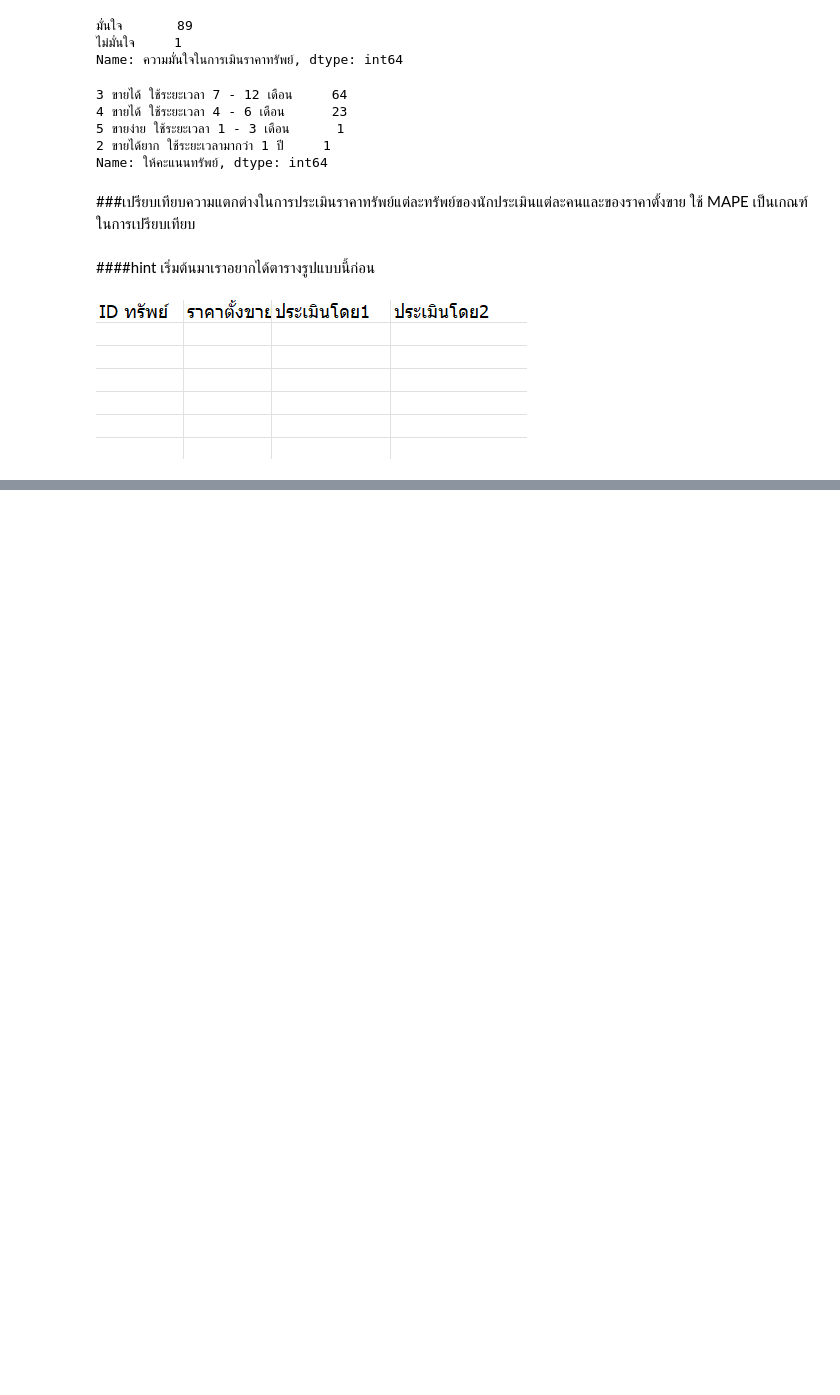
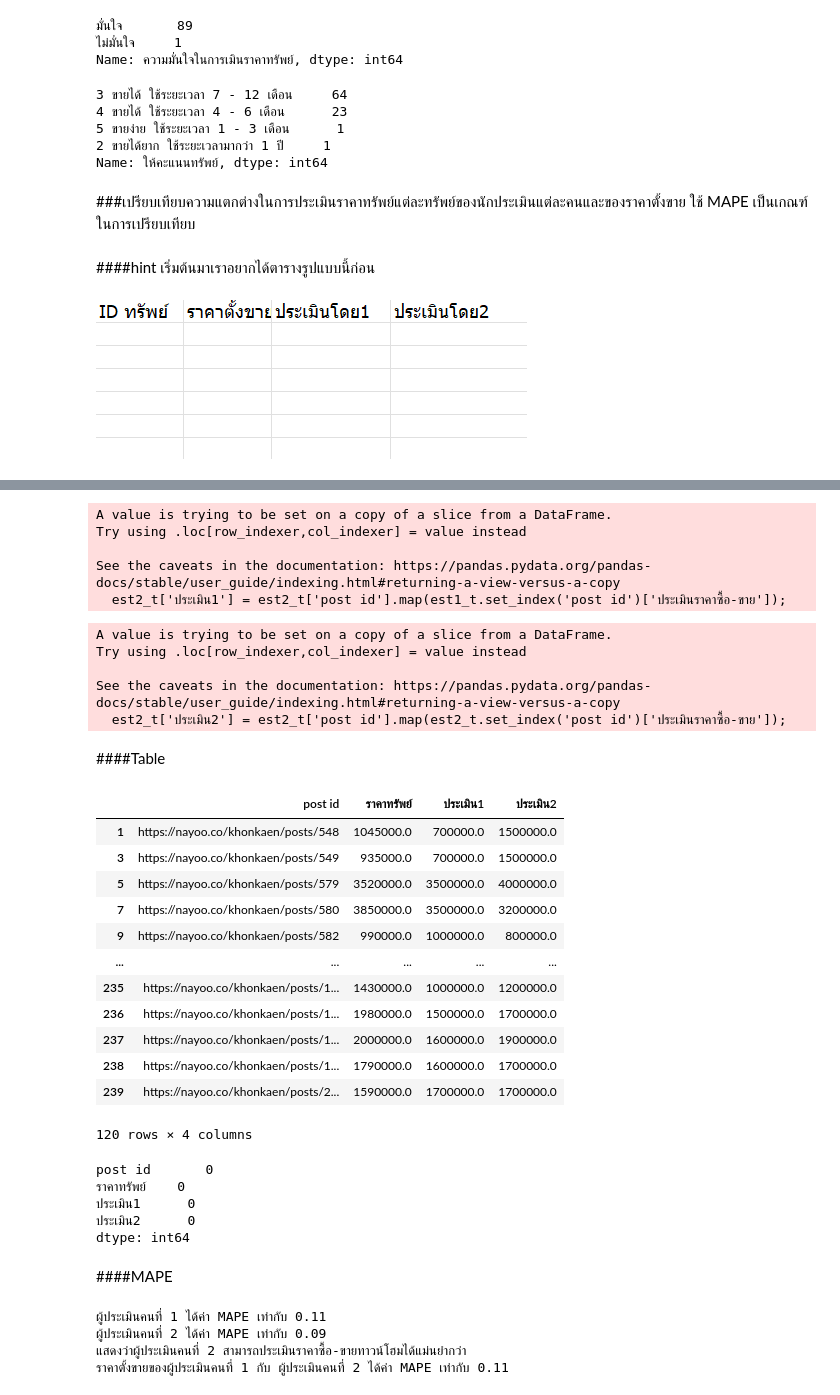
Before and after one commit to kumoromilee/bsc_dpdm22, a Jupyter notebook: [dataprep]_property_estimator.ipynb, the cells around one changed output, grey strips where cells are left out. Saved outputs shown, nothing was run; the diff lists cells and outputs as text; code cells hidden in the pictures; blank space fills up the shorter version.

```diff
--- a/[dataprep]_property_estimator.ipynb
+++ b/[dataprep]_property_estimator.ipynb
@@ -135,0 +335,49 @@ Name: ให้คะแนนทรัพย์, dtype: int64
+# %%
+est1_t = town[town['ID ผู้ประเมิน']==1]
+# %%
+est2_t = town[town['ID ผู้ประเมิน']==2]
+# %%
+est2_t['ประเมิน1'] = est2_t['post id'].map(est1_t.set_index('post id')['ประเมินราคาซื้อ-ขาย']);
+# %% [output]
+A value is trying to be set on a copy of a slice from a DataFrame.
+Try using .loc[row_indexer,col_indexer] = value instead
+
+See the caveats in the documentation: https://pandas.pydata.org/pandas-docs/stable/user_guide/indexing.html#returning-a-view-versus-a-copy
+  est2_t['ประเมิน1'] = est2_t['post id'].map(est1_t.set_index('post id')['ประเมินราคาซื้อ-ขาย']);
+# %%
+est2_t['ประเมิน2'] = est2_t['post id'].map(est2_t.set_index('post id')['ประเมินราคาซื้อ-ขาย']);
+# %% [output]
+A value is trying to be set on a copy of a slice from a DataFrame.
+Try using .loc[row_indexer,col_indexer] = value instead
+
+See the caveats in the documentation: https://pandas.pydata.org/pandas-docs/stable/user_guide/indexing.html#returning-a-view-versus-a-copy
+  est2_t['ประเมิน2'] = est2_t['post id'].map(est2_t.set_index('post id')['ประเมินราคาซื้อ-ขาย']);
+# %% [markdown]
+####Table
+# %%
+assess_t = est2_t[['post id','ราคาทรัพย์','ประเมิน1','ประเมิน2']]
+assess_t
+# %% [output]
+|  | post id | ราคาทรัพย์ | ประเมิน1 | ประเมิน2 |
+| 1 | https://nayoo.co/khonkaen/posts/548 | 1045000.0 | 700000.0 | 1500000.0 |
+| 3 | https://nayoo.co/khonkaen/posts/549 | 935000.0 | 700000.0 | 1500000.0 |
+| 5 | https://nayoo.co/khonkaen/posts/579 | 3520000.0 | 3500000.0 | 4000000.0 |
+| 7 | https://nayoo.co/khonkaen/posts/580 | 3850000.0 | 3500000.0 | 3200000.0 |
+| 9 | https://nayoo.co/khonkaen/posts/582 | 990000.0 | 1000000.0 | 800000.0 |
+| ... | ... | ... | ... | ... |
+| 235 | https://nayoo.co/khonkaen/posts/1... | 1430000.0 | 1000000.0 | 1200000.0 |
+| 236 | https://nayoo.co/khonkaen/posts/1... | 1980000.0 | 1500000.0 | 1700000.0 |
+| 237 | https://nayoo.co/khonkaen/posts/1... | 2000000.0 | 1600000.0 | 1900000.0 |
+| 238 | https://nayoo.co/khonkaen/posts/1... | 1790000.0 | 1600000.0 | 1700000.0 |
+| 239 | https://nayoo.co/khonkaen/posts/2... | 1590000.0 | 1700000.0 | 1700000.0 |
+120 rows × 4 columns
+# %%
+assess_t.isnull().sum()
+# %% [output]
+post id       0
+ราคาทรัพย์    0
+ประเมิน1      0
+ประเมิน2      0
+dtype: int64
+# %% [markdown]
+####MAPE
@@ -135,0 +392,7 @@ Name: ให้คะแนนทรัพย์, dtype: int64
+# %%
+print(f'ผู้ประเมินคนที่ 1 ได้ค่า MAPE เท่ากับ {pred1_t:.2f}\nผู้ประเมินคนที่ 2 ได้ค่า MAPE เท่ากับ {pred2_t:.2f}\nแสดงว่าผู้ประเมินคนที่ 2 สามารถประเมินราคาซื้อ-ขายทาวน์โฮมได้แม่นยำกว่า\nราคาตั้งขายของผู้ประเมินคนที่ 1 กับ ผู้ประเมินคนที่ 2 ได้ค่า MAPE เท่ากับ {mapet:.2f}')
+# %% [output]
+ผู้ประเมินคนที่ 1 ได้ค่า MAPE เท่ากับ 0.11
+ผู้ประเมินคนที่ 2 ได้ค่า MAPE เท่ากับ 0.09
+แสดงว่าผู้ประเมินคนที่ 2 สามารถประเมินราคาซื้อ-ขายทาวน์โฮมได้แม่นยำกว่า
+ราคาตั้งขายของผู้ประเมินคนที่ 1 กับ ผู้ประเมินคนที่ 2 ได้ค่า MAPE เท่ากับ 0.11
```
Also changed, not shown: parts of 50 cells of this notebook.
